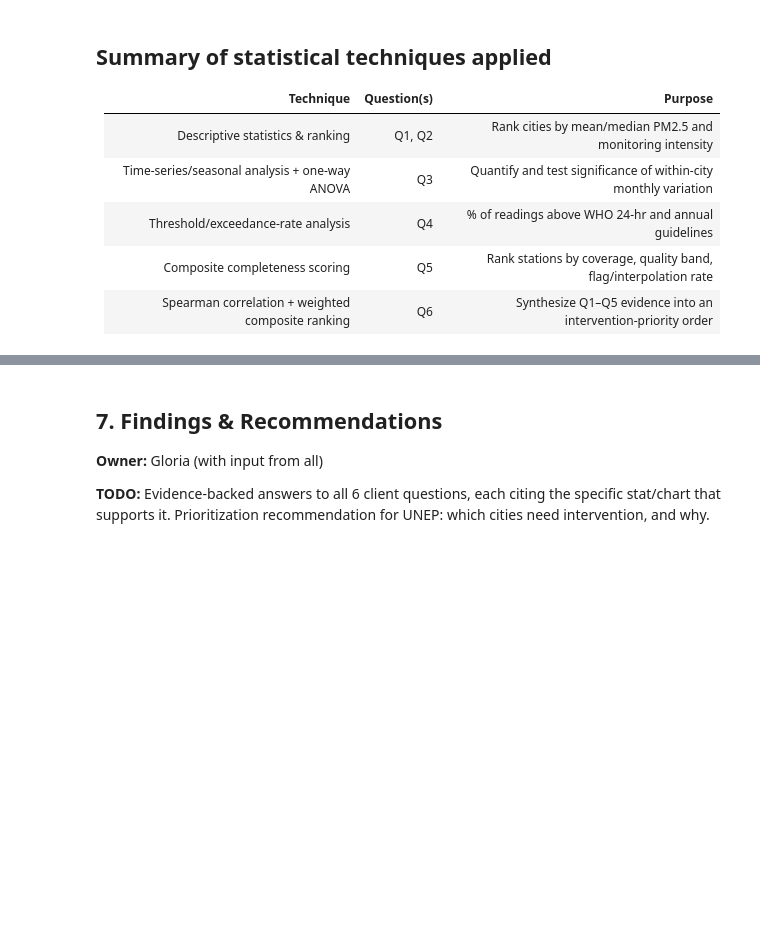
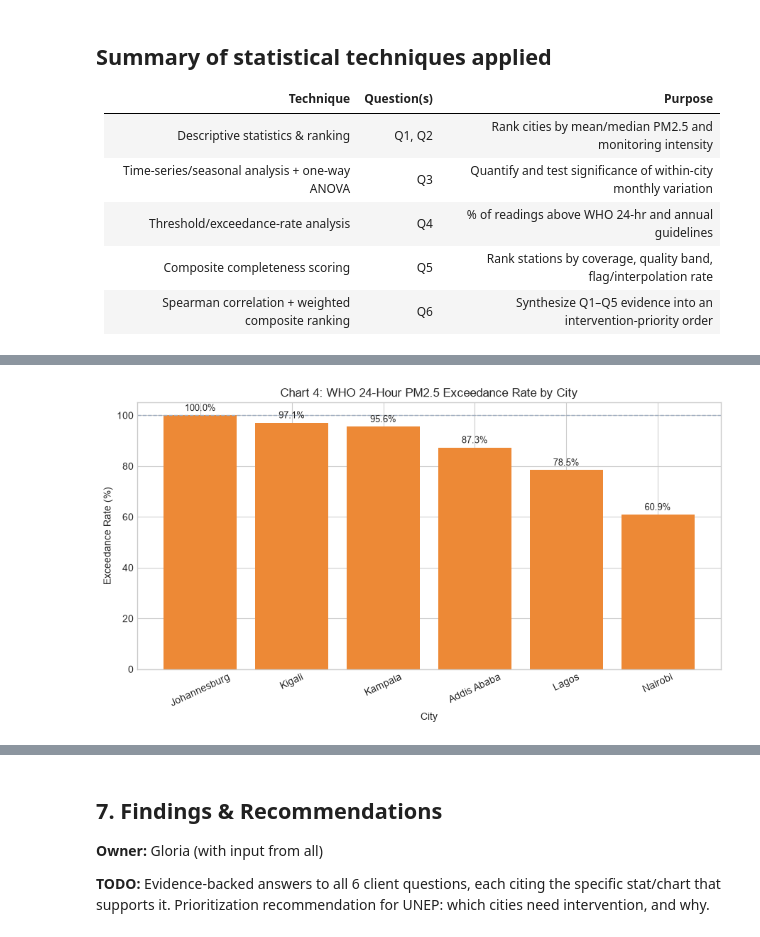
Before and after one commit to Simiyu-Gloria/air-quality-analysis-capstone, a Jupyter notebook: notebooks/analysis.ipynb, the cells around one changed output, grey strips where cells are left out. Saved outputs shown, nothing was run; the diff lists cells and outputs as text; code cells hidden in the pictures; blank space fills up the shorter version.

```diff
--- a/notebooks/analysis.ipynb
+++ b/notebooks/analysis.ipynb
@@ -1096,0 +1203,23 @@ Monitoring-expansion watchlist (excluded from priority ranking due to low sample
+# %%
+# Chart 4: WHO exceedance rate by city
+chart4 = q4.reset_index().sort_values("exceedance_rate_24h_%", ascending=False)
+fig, ax = plt.subplots(figsize=(9, 5))
+bars = ax.bar(
+    chart4["city"].str.replace("_", " ").str.title(),
+    chart4["exceedance_rate_24h_%"],
+    color=PALETTE["orange"],
+)
+ax.axhline(100, color="#A0AEC0", linewidth=1, linestyle="--")
+ax.set_title("Chart 4: WHO 24-Hour PM2.5 Exceedance Rate by City")
+ax.set_ylabel("Exceedance Rate (%)")
+ax.set_xlabel("City")
+ax.tick_params(axis="x", rotation=25)
+for b in bars:
+    ax.text(b.get_x() + b.get_width()/2, b.get_height() + 1, f"{b.get_height():.1f}%", ha="center", va="bottom", fontsize=9)
+plt.tight_layout()
+out = VIS_DIR / "chart4_who_exceedance_rate.png"
+fig.savefig(out, dpi=300, bbox_inches="tight")
+saved_files.append(out.name)
+plt.show()
+# %% [output]
+[figure, added]
```
Also changed, not shown: parts of 9 cells of this notebook, 6 other files.
